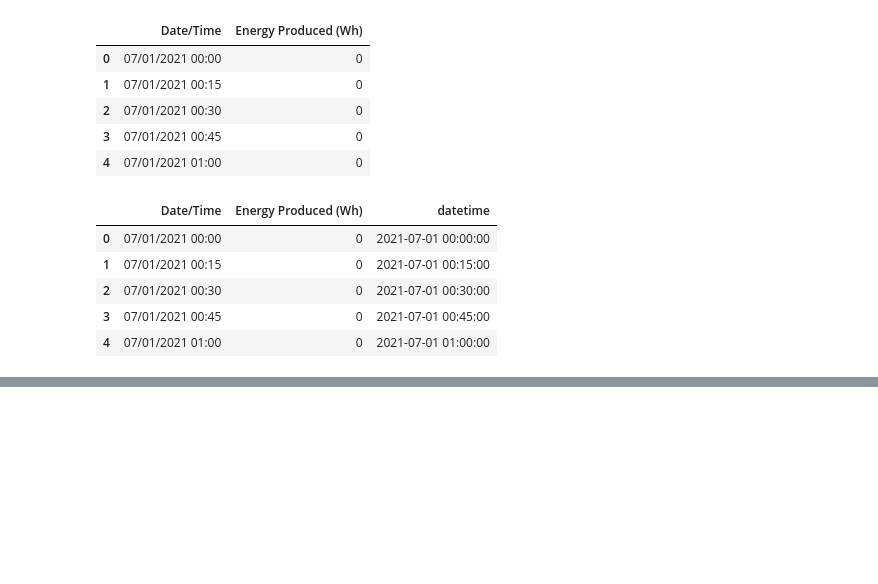
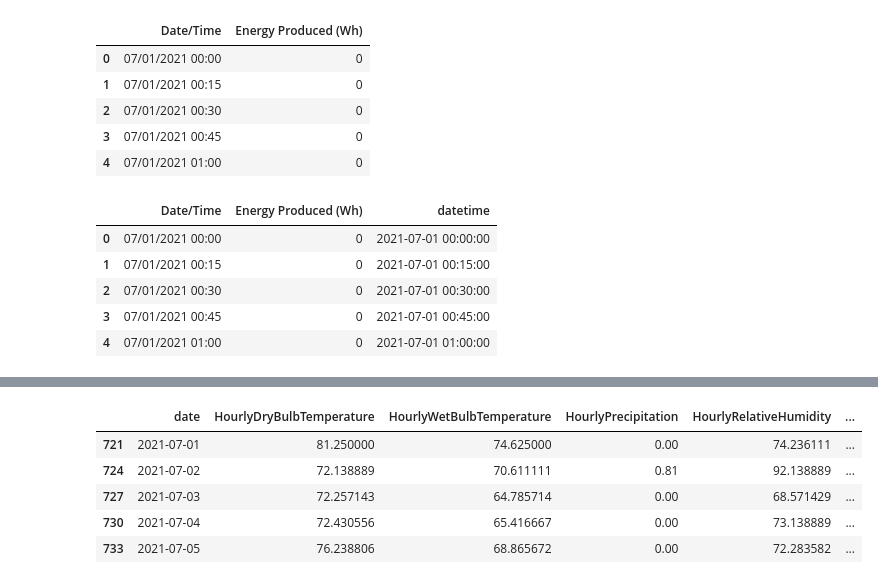
Before and after one commit to adavidschmidt/sola_and_weather_dataset, a Jupyter notebook: Solar_dataset.ipynb, the cells around one changed output, grey strips where cells are left out. Cells and saved outputs as stored; diff of their text form; code cells hidden in the pictures; blank space fills up the shorter version.

```diff
--- a/Solar_dataset.ipynb
+++ b/Solar_dataset.ipynb
@@ -201,0 +273,18 @@ joined_df.to_csv('solar_and_weather.csv', index=False)
+# %%
+joined_grouped = joined_v2.groupby('date').agg({'HourlyDryBulbTemperature':'mean','HourlyWetBulbTemperature':'mean', 'HourlyPrecipitation': 'sum', 'HourlyRelativeHumidity': 'mean',
+                                 'EnergyProduced(Wh)': 'sum'}).reset_index()
+
+joined_grouped['date'] = pd.to_datetime(joined_grouped['date'])
+
+joined_grouped.drop(joined_grouped[joined_grouped['EnergyProduced(Wh)'] == 0.0].index, inplace=True)
+
+joined_grouped.sort_values(by='date', inplace=True)
+
+joined_grouped.head()
+# %% [output]
+|  | date | HourlyDryBulbTemperature | HourlyWetBulbTemperature | HourlyPrecipitation | HourlyRelativeHumidity | ... |
+| 721 | 2021-07-01 | 81.250000 | 74.625000 | 0.00 | 74.236111 | ... |
+| 724 | 2021-07-02 | 72.138889 | 70.611111 | 0.81 | 92.138889 | ... |
+| 727 | 2021-07-03 | 72.257143 | 64.785714 | 0.00 | 68.571429 | ... |
+| 730 | 2021-07-04 | 72.430556 | 65.416667 | 0.00 | 73.138889 | ... |
+| 733 | 2021-07-05 | 76.238806 | 68.865672 | 0.00 | 72.283582 | ... |
```
Also changed, not shown: parts of 15 cells of this notebook, 2 other files.
